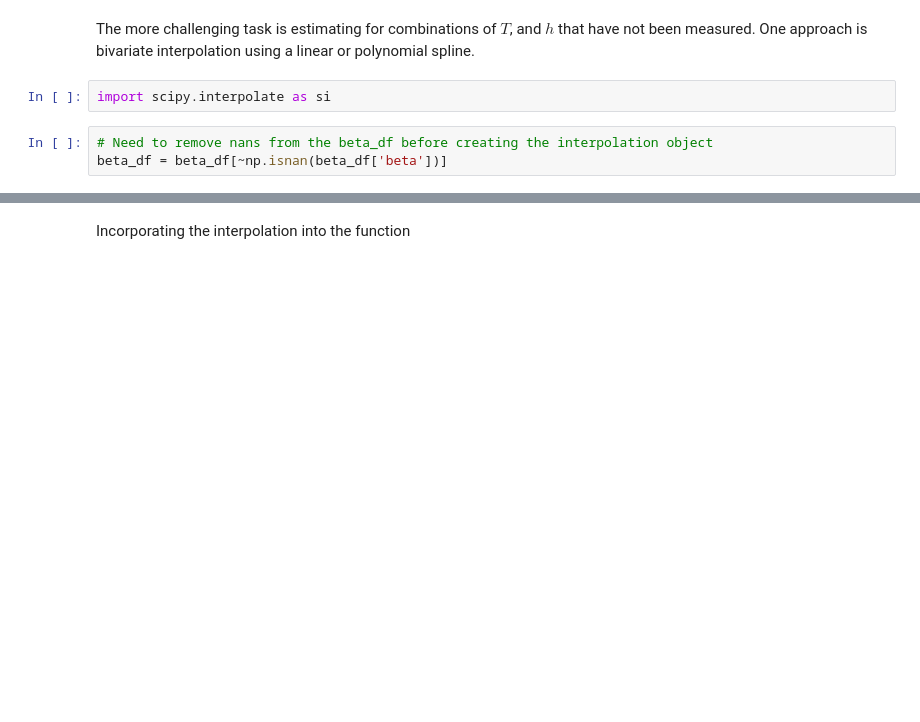
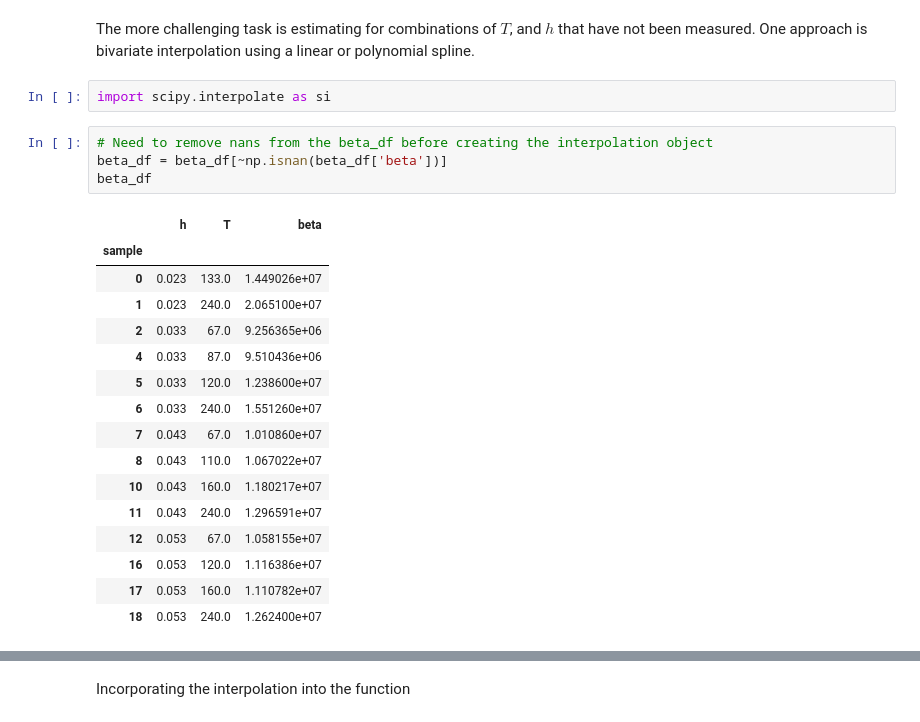
Before and after one commit to IOMRC/STFF, a Jupyter notebook: notebooks/STFF peak velocity estimation.ipynb, the cells around one changed output, grey strips where cells are left out. Cells and saved outputs as stored; diff of their text form; blank space fills up the shorter version.

```diff
--- a/notebooks/STFF peak velocity estimation.ipynb
+++ b/notebooks/STFF peak velocity estimation.ipynb
@@ -80,6 +80,24 @@ import scipy.interpolate as si
 # %%
 # Need to remove nans from the beta_df before creating the interpolation object
 beta_df = beta_df[~np.isnan(beta_df['beta'])]
+beta_df
+# %% [output]
+|  | h | T | beta |
+| sample |  |  |  |
+| 0 | 0.023 | 133.0 | 1.449026e+07 |
+| 1 | 0.023 | 240.0 | 2.065100e+07 |
+| 2 | 0.033 | 67.0 | 9.256365e+06 |
+| 4 | 0.033 | 87.0 | 9.510436e+06 |
+| 5 | 0.033 | 120.0 | 1.238600e+07 |
+| 6 | 0.033 | 240.0 | 1.551260e+07 |
+| 7 | 0.043 | 67.0 | 1.010860e+07 |
+| 8 | 0.043 | 110.0 | 1.067022e+07 |
+| 10 | 0.043 | 160.0 | 1.180217e+07 |
+| 11 | 0.043 | 240.0 | 1.296591e+07 |
+| 12 | 0.053 | 67.0 | 1.058155e+07 |
+| 16 | 0.053 | 120.0 | 1.116386e+07 |
+| 17 | 0.053 | 160.0 | 1.110782e+07 |
+| 18 | 0.053 | 240.0 | 1.262400e+07 |
 # %%
 # Construct a bi-linear interpolation object
 fInt = si.LinearNDInterpolator(beta_df[['h','T']],beta_df['beta'])
```
Also changed, not shown: parts of 3 cells of this notebook, 1 other file.
